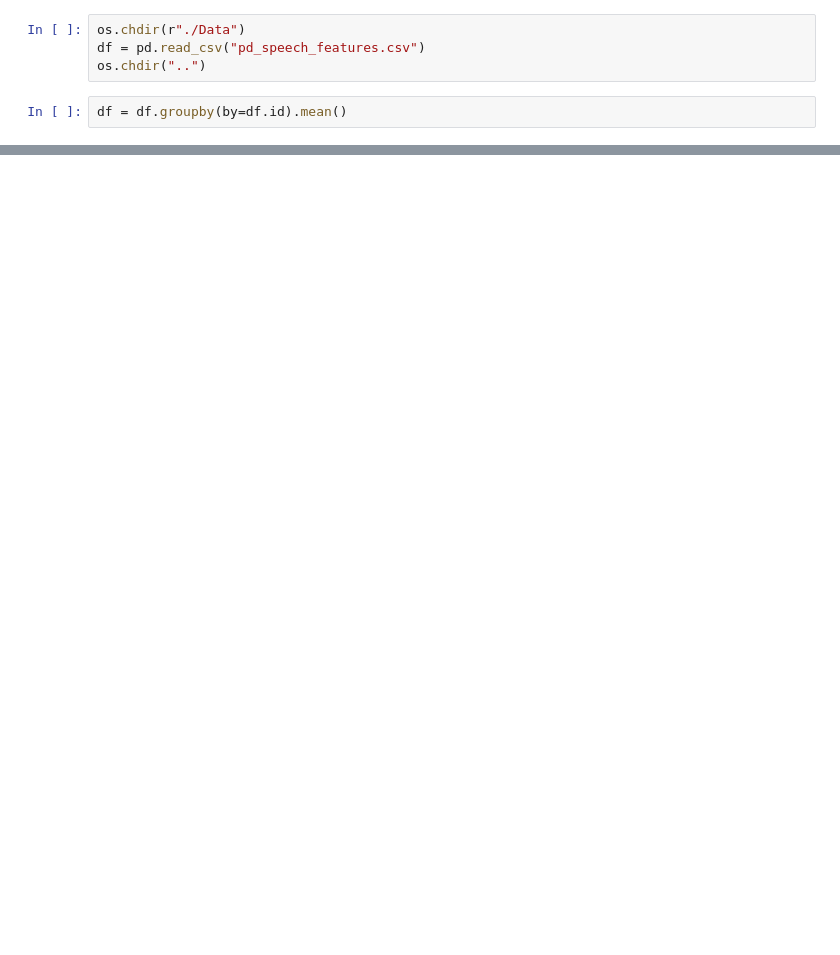
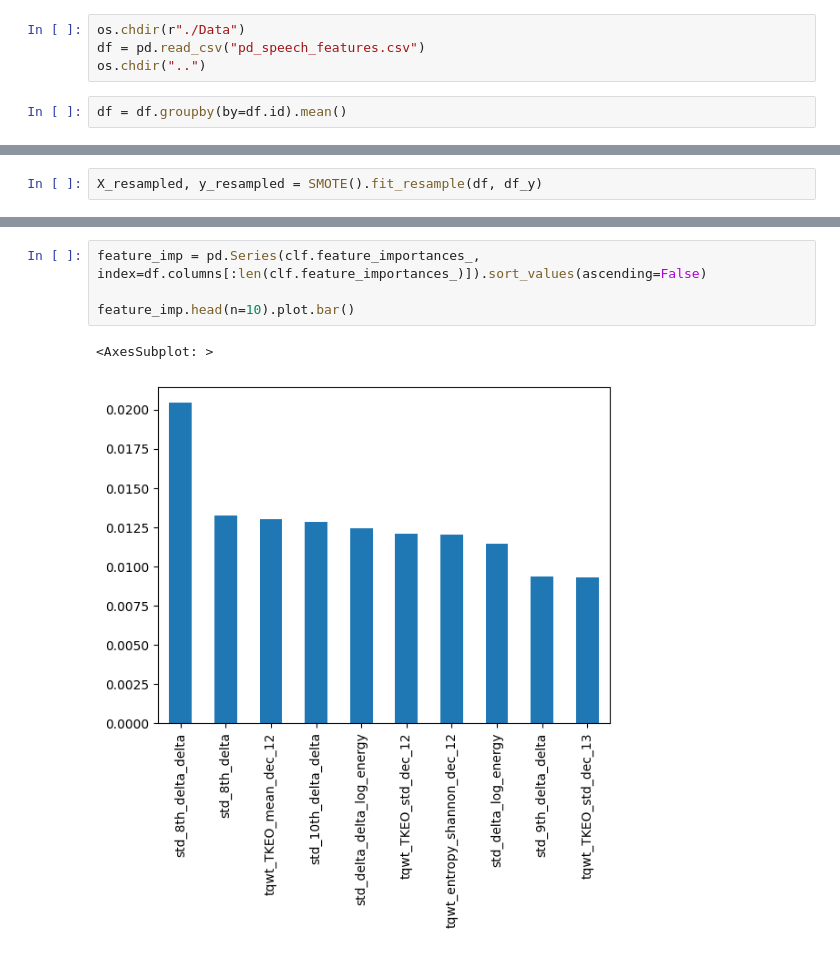
Before and after one commit to konkalaitzidis/HT22_5HI021_The_Degenerates, a Jupyter notebook: pd_speech_features.ipynb, the cells around one changed output, grey strips where cells are left out. Drawn from its saved outputs; the diff is of its cells as text; blank space fills up the shorter version.

```diff
--- a/pd_speech_features.ipynb
+++ b/pd_speech_features.ipynb
@@ -38,0 +58,2 @@ feature_imp.head(n=10).plot.bar()
+# %%
+X_resampled, y_resampled = SMOTE().fit_resample(df, df_y)
@@ -38,0 +78,7 @@ feature_imp.head(n=10).plot.bar()
+# %%
+feature_imp = pd.Series(clf.feature_importances_, index=df.columns[:len(clf.feature_importances_)]).sort_values(ascending=False)
+
+feature_imp.head(n=10).plot.bar()
+# %% [output]
+<AxesSubplot: >
+[figure, added]
```
Also changed, not shown: parts of 15 cells of this notebook.
